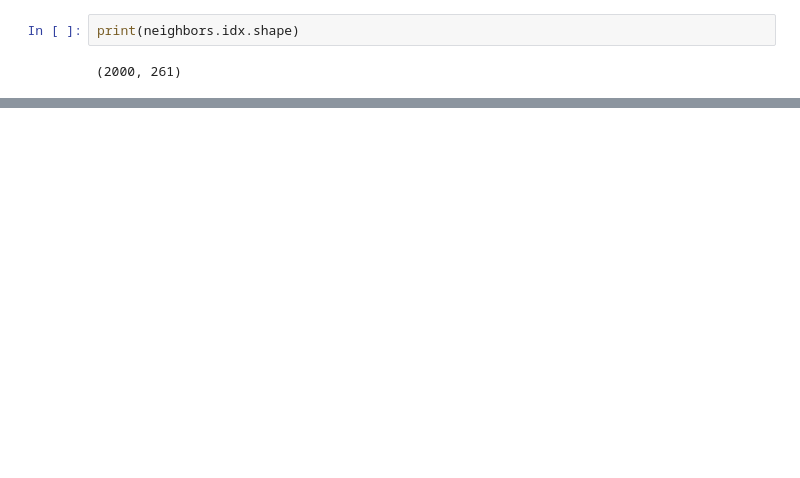
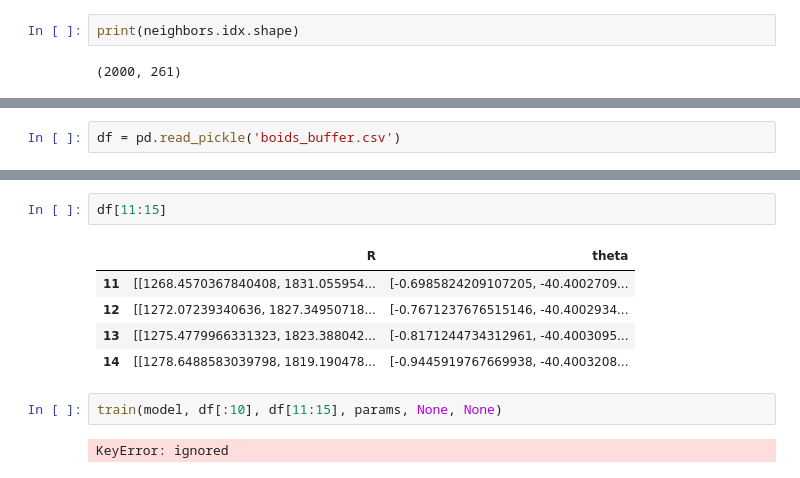
Before and after one commit to Nishant-Ramakuru/Inference-based-GNNS, a Jupyter notebook: Inference_GNNs.ipynb, the cells around one changed output, grey strips where cells are left out. Saved outputs shown, nothing was run; the diff lists cells and outputs as text; blank space fills up the shorter version.

```diff
--- a/Inference_GNNs.ipynb
+++ b/Inference_GNNs.ipynb
@@ -1394,0 +1398,2 @@ print(neighbors.idx.shape)
+# %%
+df = pd.read_pickle('boids_buffer.csv')
@@ -1394,0 +2365,12 @@ print(neighbors.idx.shape)
+# %%
+df[11:15]
+# %% [output]
+|  | R | theta |
+| 11 | [[1268.4570367840408, 1831.055954... | [-0.6985824209107205, -40.4002709... |
+| 12 | [[1272.07239340636, 1827.34950718... | [-0.7671237676515146, -40.4002934... |
+| 13 | [[1275.4779966331323, 1823.388042... | [-0.8171244734312961, -40.4003095... |
+| 14 | [[1278.6488583039798, 1819.190478... | [-0.9445919767669938, -40.4003208... |
+# %%
+train(model, df[:10], df[11:15], params, None, None)
+# %% [output]
+KeyError: ignored
```
Also changed, not shown: parts of 20 cells of this notebook.
